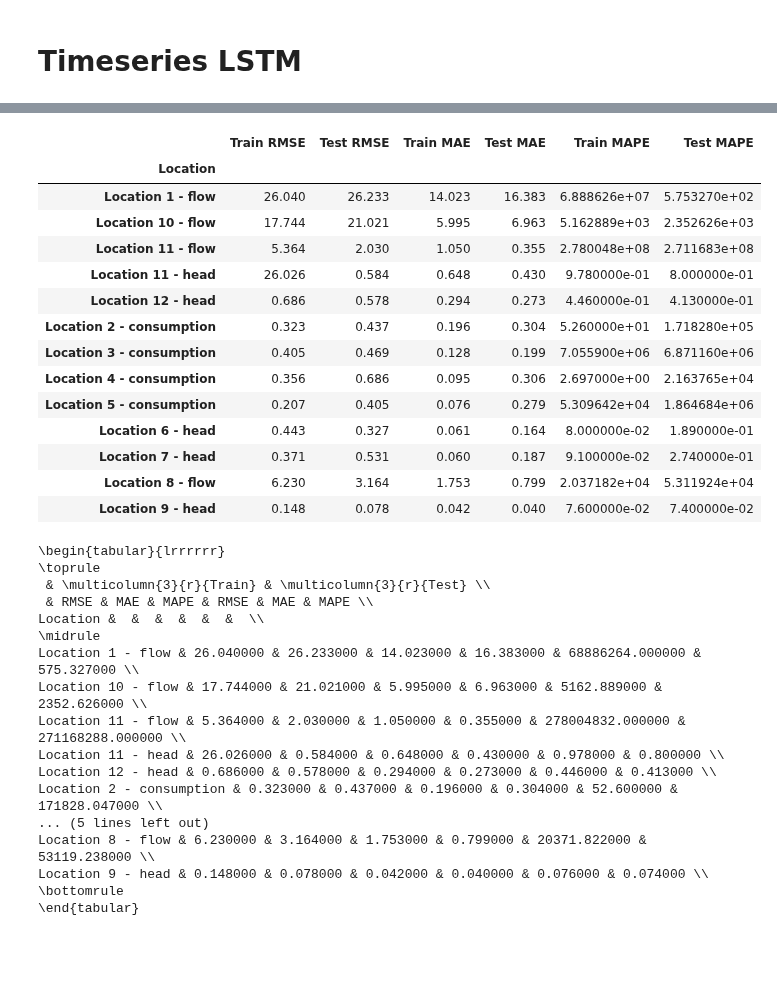
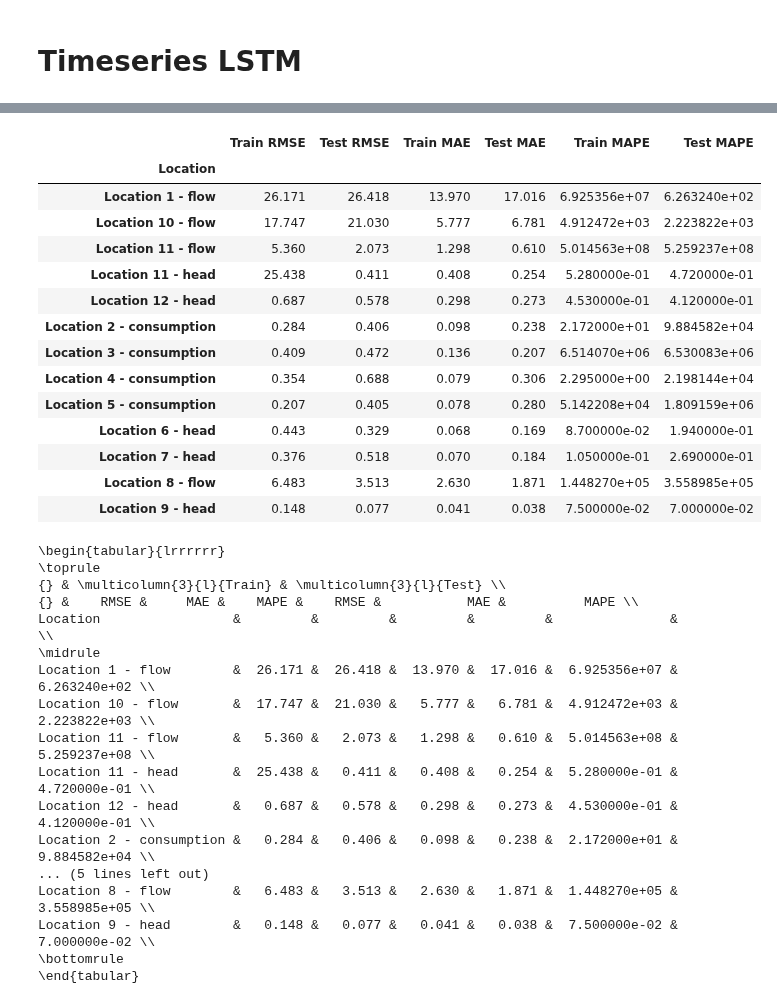
Before and after one commit to Mjnstag/IS-thesis-pattern-extraction, a Jupyter notebook: non-clustering 3.ipynb, the cells around one changed output, grey strips where cells are left out. Drawn from its saved outputs; the diff is of its cells as text; code cells hidden in the pictures; blank space fills up the shorter version.

```diff
--- a/non-clustering 3.ipynb
+++ b/non-clustering 3.ipynb
@@ -18,7 +18,7 @@ gpus = tf.config.experimental.list_physical_devices('GPU')
 for gpu in gpus:
     tf.config.experimental.set_memory_growth(gpu, True)
 # %%
-RUG = pd.read_pickle("../obfuscated_data.pkl")
+RUG = pd.read_pickle("obfuscated_data.pkl")
 RUG.interpolate(method='linear', inplace=True)#, limit=20)
 RUG = RUG[::10]
 dfs = [RUG.filter([i]) for i in RUG]
@@ -67,7 +67,7 @@ def func(df, name):
     model.add(LSTM(4, input_shape=(1, look_back)))
     model.add(Dense(1))
     model.compile(loss='mean_squared_error', optimizer='adam', metrics=['mse'])
-    model.fit(trainX, trainY, epochs=25, verbose=2, callbacks=[callback], batch_size=64)
+    model.fit(trainX, trainY, epochs=100, verbose=2, callbacks=[callback], batch_size=256)
 
     # make predictions
     trainPredict = model.predict(trainX)
@@ -127,34 +127,34 @@ Epoch 6/25
 # for i in results:
 #     print(i)
 # %%
-lstm_results = [[i[0], i[1][0], i[1][1], i[1][2].numpy(), i[1][3].numpy(), i[1][4].numpy(), i[1][5].numpy()] for i in results]
+lstm_results = [[i[0], i[1][0], i[1][1], i[1][2], i[1][3], i[1][4], i[1][5]] for i in results]
 
 lstm_results = pd.DataFrame(lstm_results)
 
 lstm_results.columns = ["Location", "Train RMSE", "Test RMSE", "Train MAE", "Test MAE", "Train MAPE", "Test MAPE"]
 lstm_results.set_index("Location", inplace=True)
 lstm_results.sort_index(inplace=True)
 lstm_results = lstm_results.astype(float).round(3)
 
 display(lstm_results)
 
 # print(lstm_results.round(3).to_latex())
 # %% [output]
 |  | Train RMSE | Test RMSE | Train MAE | Test MAE | Train MAPE | Test MAPE |
 | Location |  |  |  |  |  |  |
-| Location 1 - flow | 26.040 | 26.233 | 14.023 | 16.383 | 6.888626e+07 | 5.753270e+02 |
-| Location 10 - flow | 17.744 | 21.021 | 5.995 | 6.963 | 5.162889e+03 | 2.352626e+03 |
-| Location 11 - flow | 5.364 | 2.030 | 1.050 | 0.355 | 2.780048e+08 | 2.711683e+08 |
-| Location 11 - head | 26.026 | 0.584 | 0.648 | 0.430 | 9.780000e-01 | 8.000000e-01 |
-| Location 12 - head | 0.686 | 0.578 | 0.294 | 0.273 | 4.460000e-01 | 4.130000e-01 |
-| Location 2 - consumption | 0.323 | 0.437 | 0.196 | 0.304 | 5.260000e+01 | 1.718280e+05 |
-| Location 3 - consumption | 0.405 | 0.469 | 0.128 | 0.199 | 7.055900e+06 | 6.871160e+06 |
-| Location 4 - consumption | 0.356 | 0.686 | 0.095 | 0.306 | 2.697000e+00 | 2.163765e+04 |
-| Location 5 - consumption | 0.207 | 0.405 | 0.076 | 0.279 | 5.309642e+04 | 1.864684e+06 |
-| Location 6 - head | 0.443 | 0.327 | 0.061 | 0.164 | 8.000000e-02 | 1.890000e-01 |
-| Location 7 - head | 0.371 | 0.531 | 0.060 | 0.187 | 9.100000e-02 | 2.740000e-01 |
-| Location 8 - flow | 6.230 | 3.164 | 1.753 | 0.799 | 2.037182e+04 | 5.311924e+04 |
-| Location 9 - head | 0.148 | 0.078 | 0.042 | 0.040 | 7.600000e-02 | 7.400000e-02 |
+| Location 1 - flow | 26.171 | 26.418 | 13.970 | 17.016 | 6.925356e+07 | 6.263240e+02 |
+| Location 10 - flow | 17.747 | 21.030 | 5.777 | 6.781 | 4.912472e+03 | 2.223822e+03 |
+| Location 11 - flow | 5.360 | 2.073 | 1.298 | 0.610 | 5.014563e+08 | 5.259237e+08 |
+| Location 11 - head | 25.438 | 0.411 | 0.408 | 0.254 | 5.280000e-01 | 4.720000e-01 |
+| Location 12 - head | 0.687 | 0.578 | 0.298 | 0.273 | 4.530000e-01 | 4.120000e-01 |
+| Location 2 - consumption | 0.284 | 0.406 | 0.098 | 0.238 | 2.172000e+01 | 9.884582e+04 |
+| Location 3 - consumption | 0.409 | 0.472 | 0.136 | 0.207 | 6.514070e+06 | 6.530083e+06 |
+| Location 4 - consumption | 0.354 | 0.688 | 0.079 | 0.306 | 2.295000e+00 | 2.198144e+04 |
+| Location 5 - consumption | 0.207 | 0.405 | 0.078 | 0.280 | 5.142208e+04 | 1.809159e+06 |
+| Location 6 - head | 0.443 | 0.329 | 0.068 | 0.169 | 8.700000e-02 | 1.940000e-01 |
+| Location 7 - head | 0.376 | 0.518 | 0.070 | 0.184 | 1.050000e-01 | 2.690000e-01 |
+| Location 8 - flow | 6.483 | 3.513 | 2.630 | 1.871 | 1.448270e+05 | 3.558985e+05 |
+| Location 9 - head | 0.148 | 0.077 | 0.041 | 0.038 | 7.500000e-02 | 7.000000e-02 |
 # %%
 cols = pd.MultiIndex.from_product([['Train', 'Test'], ['RMSE', 'MAE', 'MAPE']])
 lstm_results.columns = cols
@@ -162,18 +162,18 @@ print(lstm_results.to_latex())
 # %% [output]
 \begin{tabular}{lrrrrrr}
 \toprule
- & \multicolumn{3}{r}{Train} & \multicolumn{3}{r}{Test} \\
- & RMSE & MAE & MAPE & RMSE & MAE & MAPE \\
-Location &  &  &  &  &  &  \\
+{} & \multicolumn{3}{l}{Train} & \multicolumn{3}{l}{Test} \\
+{} &    RMSE &     MAE &    MAPE &    RMSE &           MAE &          MAPE \\
+Location                 &         &         &         &         &               &               \\
 \midrule
-Location 1 - flow & 26.040000 & 26.233000 & 14.023000 & 16.383000 & 68886264.000000 & 575.327000 \\
-Location 10 - flow & 17.744000 & 21.021000 & 5.995000 & 6.963000 & 5162.889000 & 2352.626000 \\
-Location 11 - flow & 5.364000 & 2.030000 & 1.050000 & 0.355000 & 278004832.000000 & 271168288.000000 \\
-Location 11 - head & 26.026000 & 0.584000 & 0.648000 & 0.430000 & 0.978000 & 0.800000 \\
-Location 12 - head & 0.686000 & 0.578000 & 0.294000 & 0.273000 & 0.446000 & 0.413000 \\
-Location 2 - consumption & 0.323000 & 0.437000 & 0.196000 & 0.304000 & 52.600000 & 171828.047000 \\
+Location 1 - flow        &  26.171 &  26.418 &  13.970 &  17.016 &  6.925356e+07 &  6.263240e+02 \\
+Location 10 - flow       &  17.747 &  21.030 &   5.777 &   6.781 &  4.912472e+03 &  2.223822e+03 \\
+Location 11 - flow       &   5.360 &   2.073 &   1.298 &   0.610 &  5.014563e+08 &  5.259237e+08 \\
+Location 11 - head       &  25.438 &   0.411 &   0.408 &   0.254 &  5.280000e-01 &  4.720000e-01 \\
+Location 12 - head       &   0.687 &   0.578 &   0.298 &   0.273 &  4.530000e-01 &  4.120000e-01 \\
+Location 2 - consumption &   0.284 &   0.406 &   0.098 &   0.238 &  2.172000e+01 &  9.884582e+04 \\
 ... (5 lines left out)
-Location 8 - flow & 6.230000 & 3.164000 & 1.753000 & 0.799000 & 20371.822000 & 53119.238000 \\
-Location 9 - head & 0.148000 & 0.078000 & 0.042000 & 0.040000 & 0.076000 & 0.074000 \\
+Location 8 - flow        &   6.483 &   3.513 &   2.630 &   1.871 &  1.448270e+05 &  3.558985e+05 \\
+Location 9 - head        &   0.148 &   0.077 &   0.041 &   0.038 &  7.500000e-02 &  7.000000e-02 \\
 \bottomrule
 \end{tabular}
```
Also changed, not shown: parts of 1 cell of this notebook.
